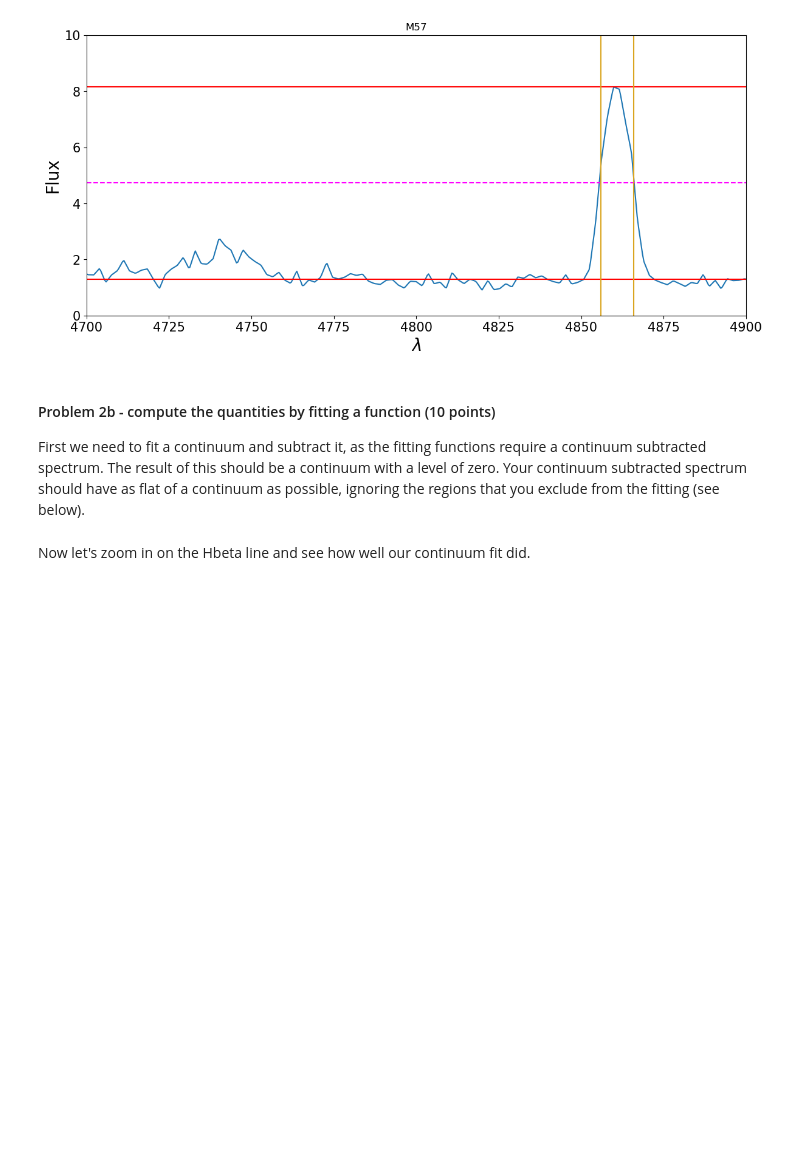
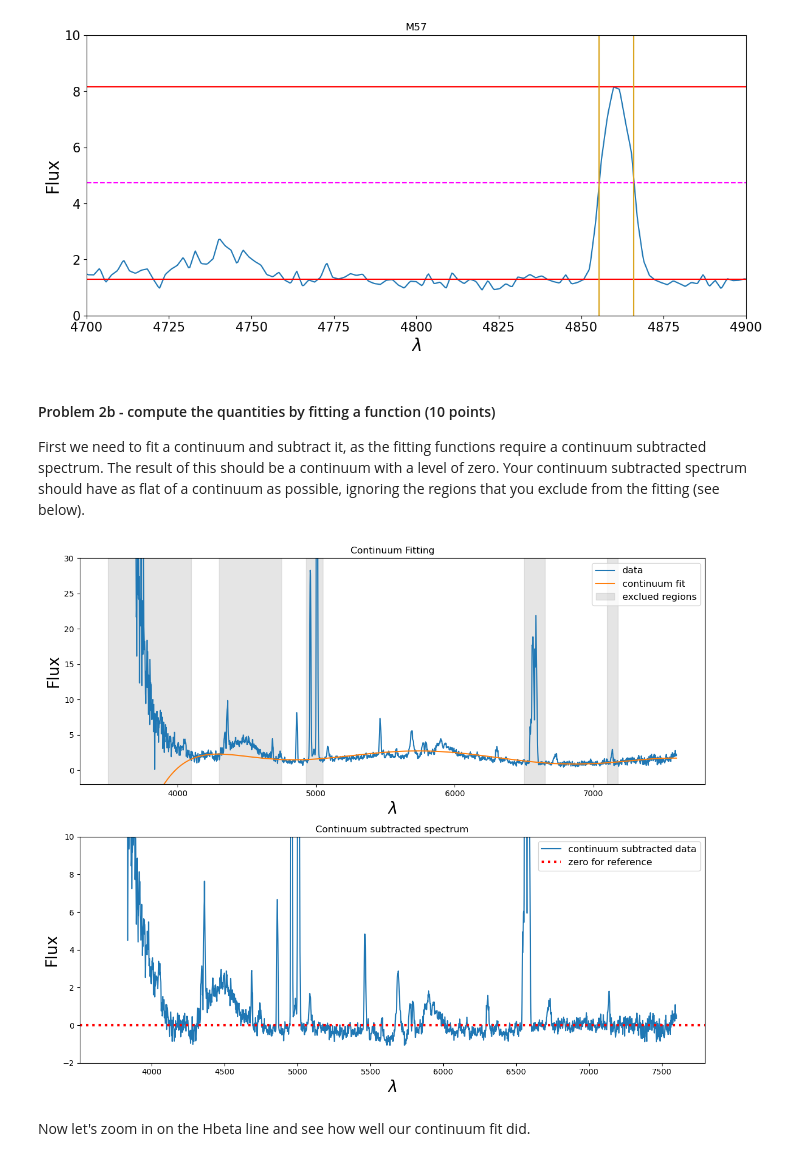
Before and after one commit to RyanNease/Analysis_real_spectra_student, a Jupyter notebook: analysis_real_spectra.student.ipynb, the cells around one changed output. Saved outputs shown, nothing was run; the diff lists cells and outputs as text; code cells hidden in the pictures; blank space fills up the shorter version.

```diff
--- a/analysis_real_spectra.student.ipynb
+++ b/analysis_real_spectra.student.ipynb
@@ -216,9 +216,9 @@ lamhigh = [4100,4750]
 #************************
 #your other regions go here.
 #a list of the lower bounds
-lamlow.extend([])
+lamlow.extend([4925,6500,7100])
 #a list of the upper bounds
-lamhigh.extend([])
+lamhigh.extend([5050,6650,7175])
 
 #this creates the SpectralRegion that contains all of the excluded regions
 for ilam,lam in enumerate(lamlow):
@@ -234,40 +234,42 @@ for ilam,lam in enumerate(lamlow):
 #Your continuum subtracted spectrum should
 with warnings.catch_warnings():  # Ignore warnings
     warnings.simplefilter('ignore')
-    fitted_continuum = fit_generic_continuum(specm57,exclude_regions=excl_region, median_window=  ,
-                                             model=models.Chebyshev1D(degree=  ))
+    fitted_continuum = fit_generic_continuum(specm57,exclude_regions=excl_region, median_window=  1,
+                                             model=models.Chebyshev1D(degree=7 ))
 #this is the fitted continuum
 y_fit = fitted_continuum(specm57.wavelength)
 
 #plot the spectrum and the continuum fit
 f,(ax1,ax2) = plt.subplots(2,1,figsize=(12,10))
 ax1.plot(specm57.wavelength, specm57.flux,label='data')
 ax1.plot(specm57.wavelength, y_fit,label='continuum fit')
 ax1.set_title("Continuum Fitting")
 ax1.set_ylim(-2,30)
 ax1.set_xlabel("$\lambda$",fontsize=20)
 ax1.set_ylabel("Flux",fontsize=20)
 
 #to help you decide which regions to exclude, plot gray regions that are excluded.
 for ilam,lam in enumerate(lamlow):
     ax1.fill_betweenx([-100,100],lamlow[ilam],x2=lamhigh[ilam],color='gray',alpha=0.2,label='exclued regions')
 
     #only make the legend after the first iteration so it only makes one box
     if ilam==0:
         ax1.legend(fontsize=12)
 
 #plot the continuum subtracted spectrum
 contsubspec = specm57.flux - y_fit
 ax2.plot(specm57.wavelength, contsubspec, label='continuum subtracted data')
 ax2.set_title("Continuum subtracted spectrum")
 ax2.set_ylim(-2,10)
 ax2.axhline(0.0,color='red',linestyle=':',linewidth=3,label='zero for reference')
 ax2.set_xlabel("$\lambda$",fontsize=20)
 ax2.set_ylabel("Flux",fontsize=20)
 ax2.legend(fontsize=12)
 
 #this optimizes the spacing between the figures
 f.tight_layout()
+# %% [output]
+[figure, added]
 # %% [markdown]
 Now let's zoom in on the Hbeta line and see how well our continuum fit did.
 # %%
```
Also changed, not shown: parts of 6 cells of this notebook.
